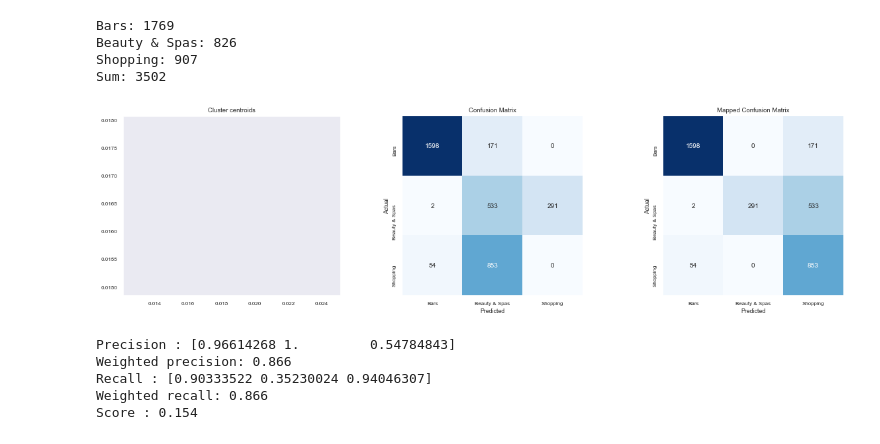
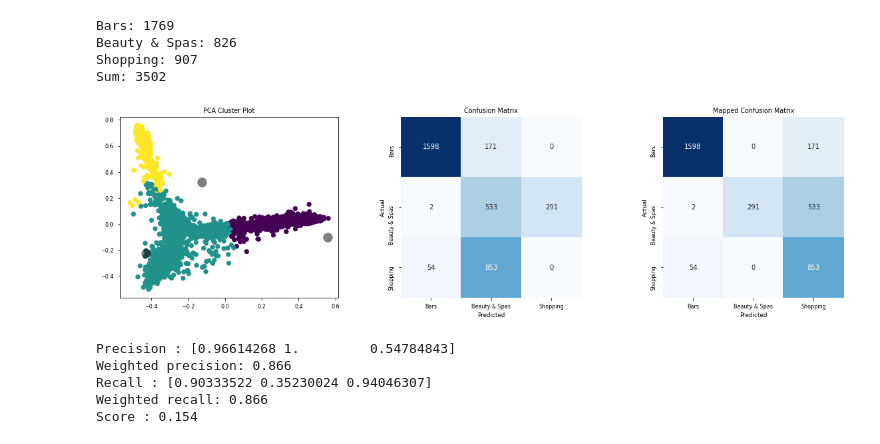
Before and after one commit to lkostakis/data-mining-NLP, a Jupyter notebook: ask3.ipynb, the cells around one changed output. Saved outputs shown, nothing was run; the diff lists cells and outputs as text; code cells hidden in the pictures.

```diff
--- a/ask3.ipynb
+++ b/ask3.ipynb
@@ -167,6 +167,17 @@ n1 = true_labels.count(1)
 n2 = true_labels.count(2)
 print('Bars: {}\nBeauty & Spas: {}\nShopping: {}\nSum: {}'.format(n0, n1, n2, n0+n1+n2))
 
+def disp_cluster_values(data, labels):
+    df = pd.DataFrame(data.todense(), columns=tfidf.get_feature_names())
+    df['category'] = labels
+    new_df = df.groupby(['category']).mean()
+    cluster0 = new_df.iloc[0]
+    cluster1 = new_df.iloc[1]
+    cluster2 = new_df.iloc[2]
+    display(cluster0.sort_values(ascending=False).head(10))
+    display(cluster1.sort_values(ascending=False).head(10))
+    display(cluster2.sort_values(ascending=False).head(10))
+
 def Kmeans_winfo(n_clusters, true_labels, data):
     kmeans = KMeans(init='k-means++',
                     n_clusters=n_clusters,
@@ -175,18 +186,14 @@ def Kmeans_winfo(n_clusters, true_labels, data):
                     random_state=42)
 
     predictions = kmeans.fit_predict(data)
-    centroids = kmeans.cluster_centers_
     error = kmeans.inertia_
     cfm = confusion_matrix(true_labels, predictions)
 
+    # Mapping kmeans labels
     mapping = list(np.argmax(cfm, axis=0))
     mapped_kmeans_labels = [0 for i in range(len(predictions))]
     for i in range(len(predictions)):
         mapped_kmeans_labels[i] = mapping[predictions[i]]
-    # mapped_kmeans_labels = np.empty_like(predictions)
-    # for k in np.unique(predictions):
-    #     match_nums = [np.sum((predictions==k)*(true_labels==t)) for t in np.unique(true_labels)]
-    #     mapped_kmeans_labels[predictions==k] = np.unique(true_labels)[np.argmax(match_nums)]
 
     score = silhouette_score(data, mapped_kmeans_labels)
     mapped_cfm = confusion_matrix(true_labels, mapped_kmeans_labels)
@@ -199,9 +206,14 @@ def Kmeans_winfo(n_clusters, true_labels, data):
     # Display info
     plt.figure(figsize=(20, 5))
     plt.subplot(1, 3, 1)
-    plt.title('Cluster centroids')
-    for centroids in kmeans.cluster_centers_:
-        plt.plot(centroids[0], centroids[1], marker='x')
+
+    # PCA
+    reduced_data = PCA(n_components=2).fit_transform(data.todense())
+    centers_2d = PCA(n_components=2).fit_transform(kmeans.cluster_centers_)
+    plt.title('PCA Cluster Plot')
+    plt.scatter(reduced_data[:,0], reduced_data[:,1], c=predictions ,s=50, cmap='viridis')
+    plt.scatter(centers_2d[:,0], centers_2d[:,1],
+                marker='o', s=200, c='black', alpha=0.5)
 
     axis_labels = ['Bars', 'Beauty & Spas', 'Shopping']
     plt.subplot(1, 3, 2)
@@ -227,26 +239,16 @@ def Kmeans_winfo(n_clusters, true_labels, data):
     print("Weighted recall: {:.3f}".format(weighted_precision))
     print("Score : {:.3f}".format(score))
 
-    return mapped_kmeans_labels, kmeans.cluster_centers_
-
-
-def scatter_kmeans(data, centroids, predictions):
-    reduced_data = PCA(n_components=2).fit_transform(data_for_agglo)
-    centers_2d = PCA(n_components=2).fit_transform(centroids)
-    plt.title('PCA Cluster Plot')
-    plt.scatter(reduced_data[:,0], reduced_data[:,1], c=predictions ,s=50, cmap='viridis')
-    plt.scatter(centers_2d[:,0], centers_2d[:,1],
-                marker='o', s=200, c='black', alpha=0.5)
-    plt.show()
+    return mapped_kmeans_labels, predictions
 # %% [output]
 Bars: 1769
 Beauty & Spas: 826
 Shopping: 907
 Sum: 3502
 # %%
-labels_c3, centers_c3 = Kmeans_winfo(3, true_labels, document_term_matrix)
+labels_c3, pred_c3 = Kmeans_winfo(3, true_labels, document_term_matrix)
 # %% [output]
-[figure, old version]
+[figure, new version]
 Precision : [0.96614268 1.         0.54784843]
 Weighted precision: 0.866
 Recall : [0.90333522 0.35230024 0.94046307]
```
Also changed, not shown: parts of 16 cells of this notebook.
